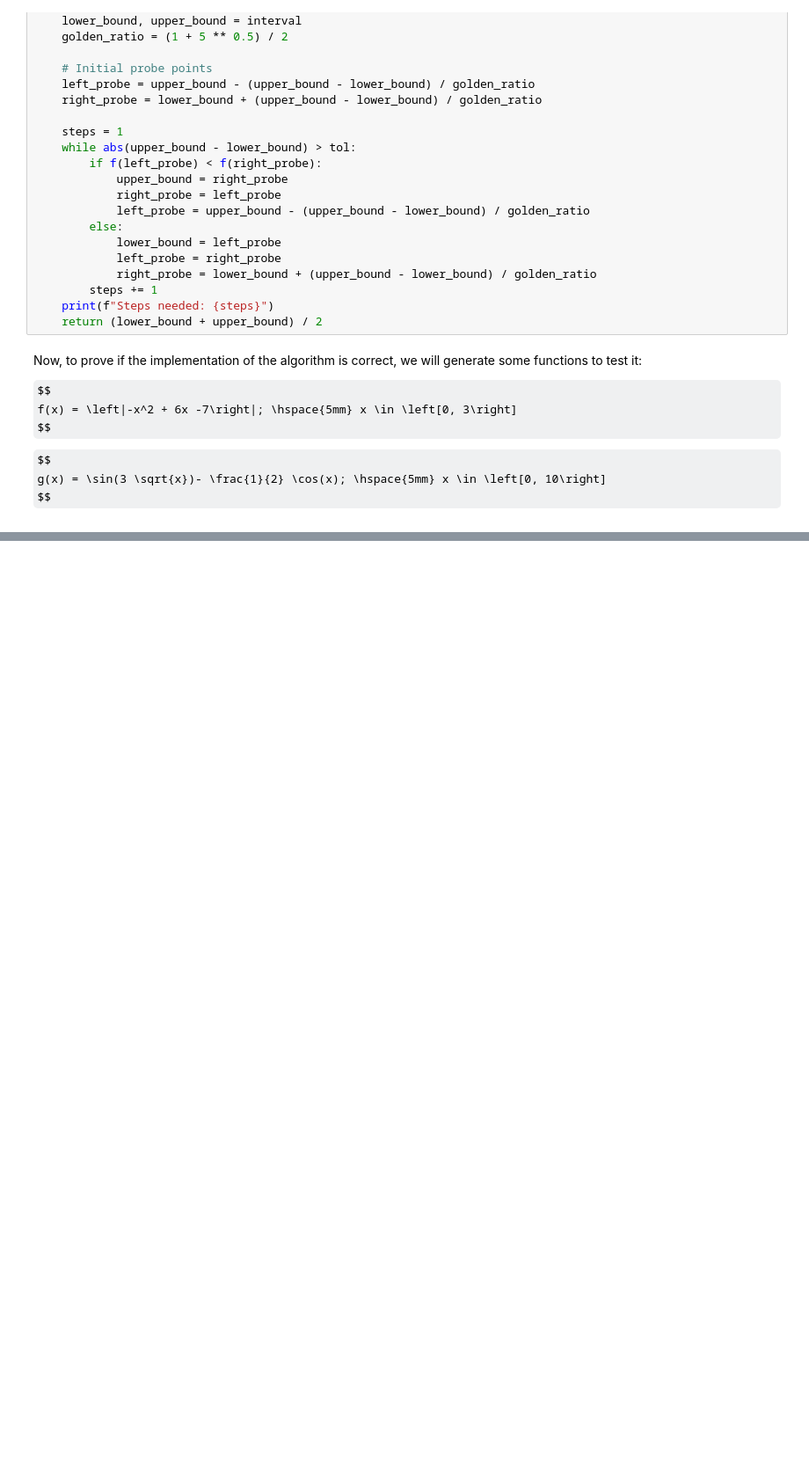
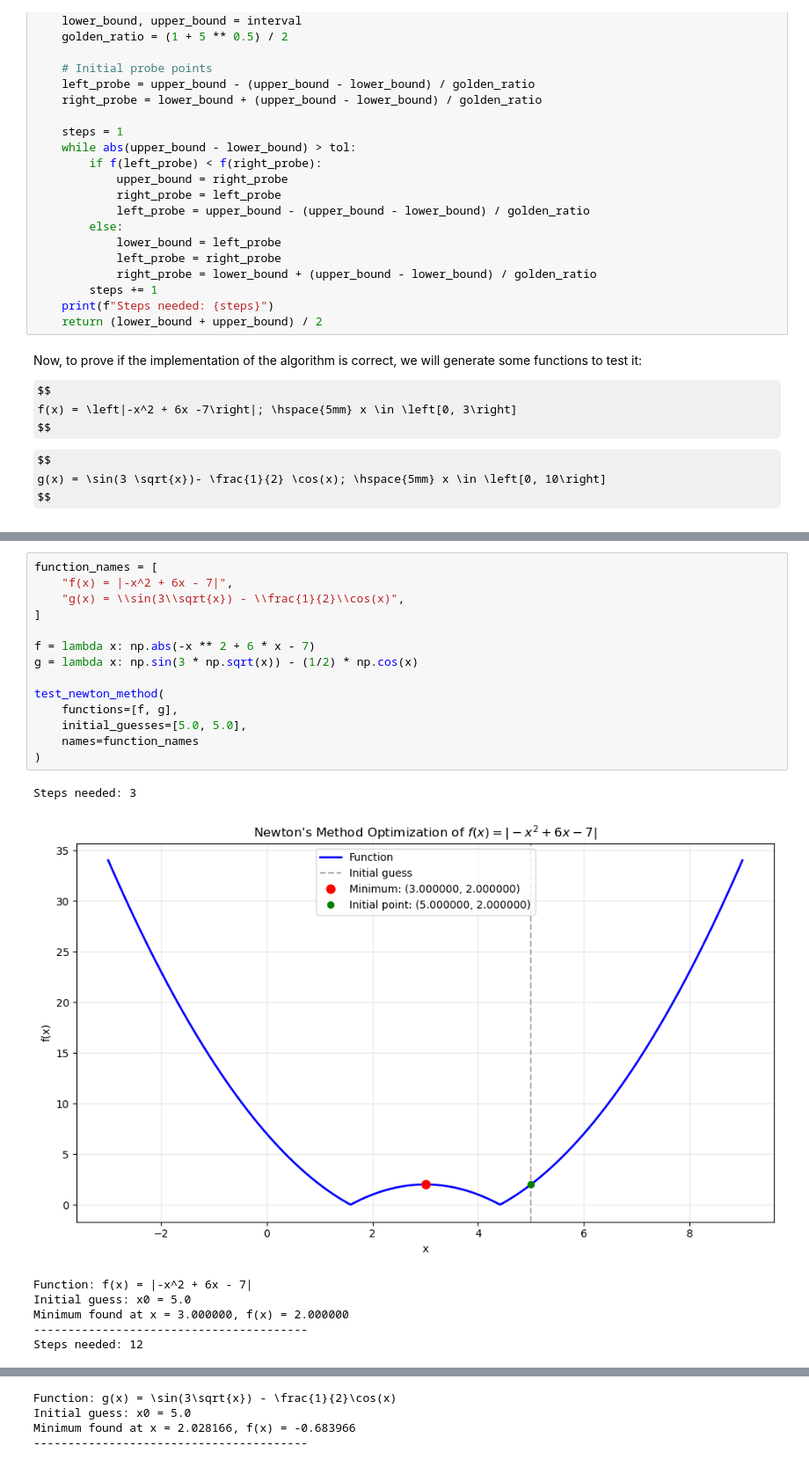
Before and after one commit to sergiofdezmunguia/OPTI-LAB, a Jupyter notebook: opti_p1.ipynb, the cells around one changed output, grey strips where cells are left out. Shown at 88% size. Drawn from its saved outputs; the diff is of its cells as text; some formulas as TeX source; blank space fills up the shorter version.

```diff
--- a/opti_p1.ipynb
+++ b/opti_p1.ipynb
@@ -119,0 +217,22 @@ Minimum found at x = 2.028172, f(x) = -0.683966
+# %%
+function_names = [
+    "f(x) = |-x^2 + 6x - 7|",
+    "g(x) = \\sin(3\\sqrt{x}) - \\frac{1}{2}\\cos(x)",
+]
+
+f = lambda x: np.abs(-x ** 2 + 6 * x - 7)
+g = lambda x: np.sin(3 * np.sqrt(x)) - (1/2) * np.cos(x)
+
+test_newton_method(
+    functions=[f, g],
+    initial_guesses=[5.0, 5.0],
+    names=function_names
+)
+# %% [output]
+Steps needed: 3
+[figure, added]
+Function: f(x) = |-x^2 + 6x - 7|
+Initial guess: x0 = 5.0
+Minimum found at x = 3.000000, f(x) = 2.000000
+----------------------------------------
+Steps needed: 12
@@ -119,0 +240,4 @@ Minimum found at x = 2.028172, f(x) = -0.683966
+Function: g(x) = \sin(3\sqrt{x}) - \frac{1}{2}\cos(x)
+Initial guess: x0 = 5.0
+Minimum found at x = 2.028166, f(x) = -0.683966
+----------------------------------------
```
Also changed, not shown: parts of 7 cells of this notebook, 1 other file.
